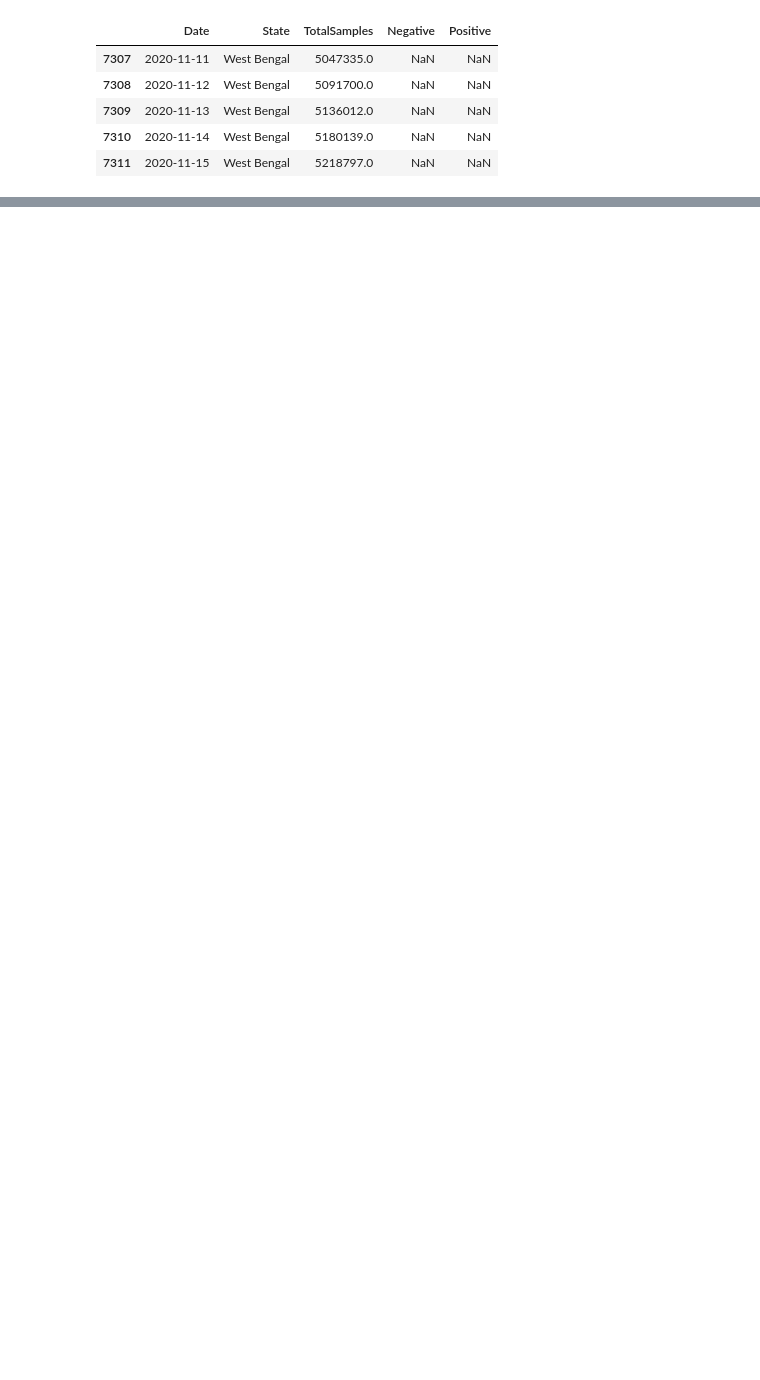
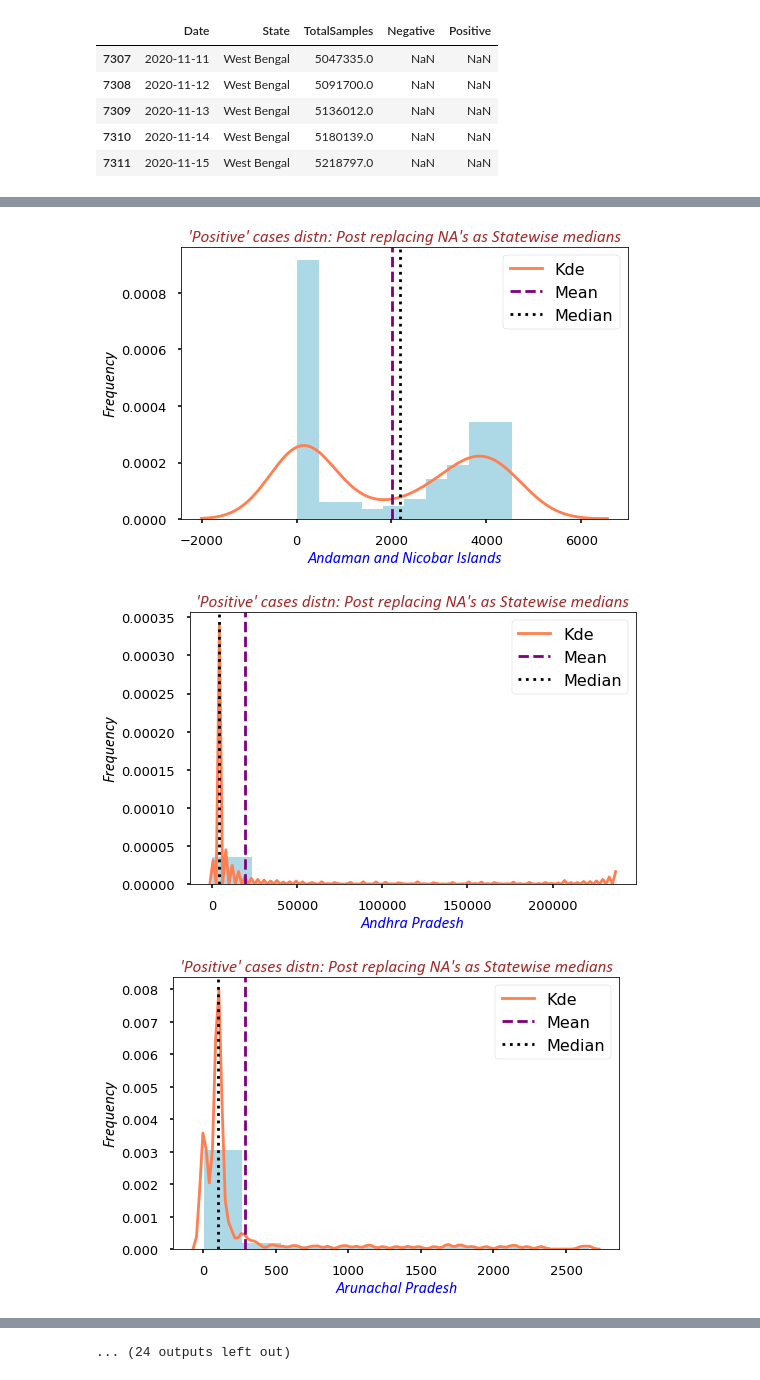
Before and after one commit to raj-shr-git/AAIC_Practice, a Jupyter notebook: VIDEO_PRACTICE/MODULE-1/ANOVA_Test.ipynb, the cells around one changed output, grey strips where cells are left out. Drawn from its saved outputs; the diff is of its cells as text; code cells hidden in the pictures; blank space fills up the shorter version.

```diff
--- a/VIDEO_PRACTICE/MODULE-1/ANOVA_Test.ipynb
+++ b/VIDEO_PRACTICE/MODULE-1/ANOVA_Test.ipynb
@@ -181,0 +279,4 @@ state_ws_test[~state_ws_test['Negative'].isna()]
+# %%
+states_pop_median = pop_test_df.groupby(['State'])[['Positive']].median().reset_index().rename(columns={'Positive':'Pos_Median'})
+# %%
+states_pop_median['Pos_Median'].fillna(value=states_pop_median['Pos_Median'].median(),inplace=True)
@@ -181,0 +303,3 @@ state_ws_test[~state_ws_test['Negative'].isna()]
+# %%
+pop_test_df['Positive'] = pop_test_df[['State','Positive']].apply(lambda row: np.float(states_pop_median[states_pop_median['State'] == row['State']]['Pos_Median']) \
+                                        if str(row['Positive']).lower() == str('NaN').lower() else row['Positive'],axis=1)
@@ -181,0 +322,6 @@ state_ws_test[~state_ws_test['Negative'].isna()]
+# %%
+plot_hist_kde(pop_test_df,grp_by_col='State',dist_col='Positive',title="'Positive' cases distn: Post replacing NA's as Statewise medians")
+# %% [output]
+[figure, added]
+[figure, added]
+[figure, added]
@@ -181,0 +337 @@ state_ws_test[~state_ws_test['Negative'].isna()]
+... (24 outputs left out)
```
Also changed, not shown: parts of 73 cells of this notebook.
